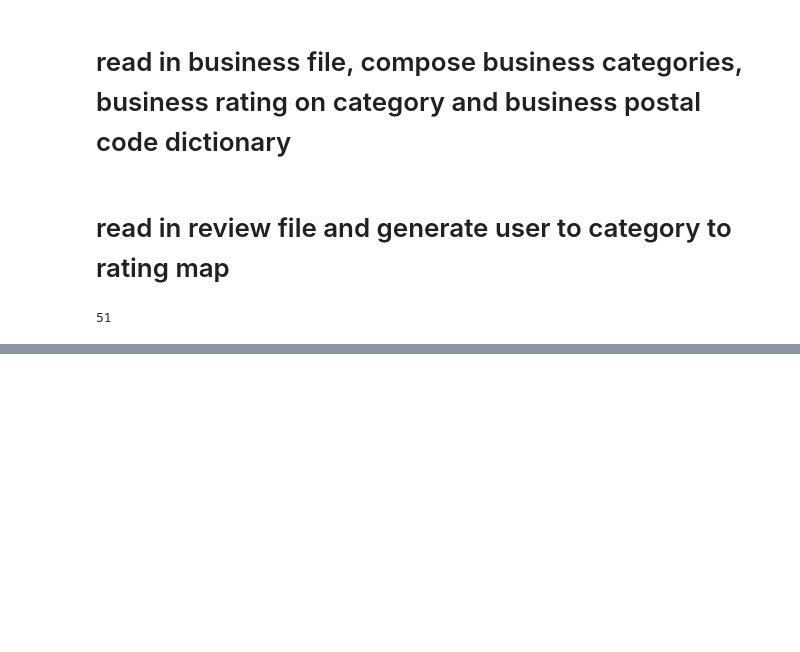
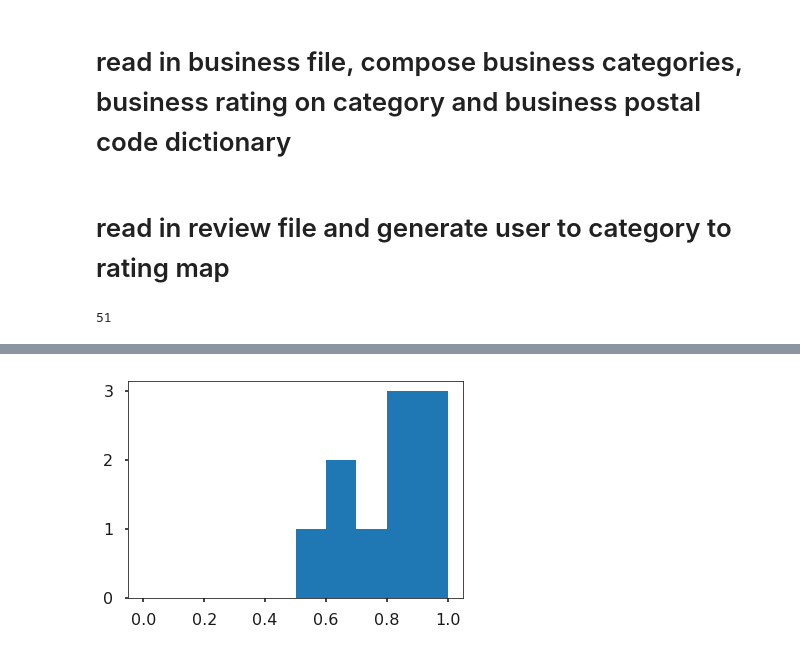
Before and after one commit to AbhayKasturia/YelpRecommendationSystem, a Jupyter notebook: Clustering/Clustering-based-on-state.ipynb, the cells around one changed output, grey strips where cells are left out. Cells and saved outputs as stored; diff of their text form; code cells hidden in the pictures; blank space fills up the shorter version.

```diff
--- a/Clustering/Clustering-based-on-state.ipynb
+++ b/Clustering/Clustering-based-on-state.ipynb
@@ -375,0 +431,5 @@ number of valid test user:  949
+# %%
+plt.hist([x for x in hr_list if not np.isnan(x)], bins=[x for x in np.arange(0., 1.01, 0.1)])
+plt.show()
+# %% [output]
+[figure, added]
```
Also changed, not shown: parts of 8 cells of this notebook, 2 other files.
